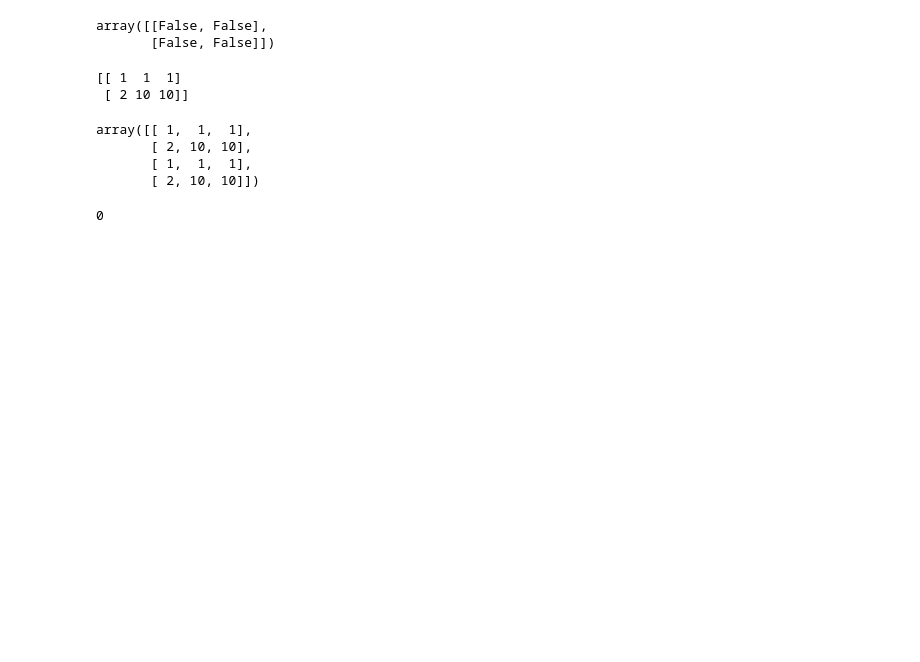
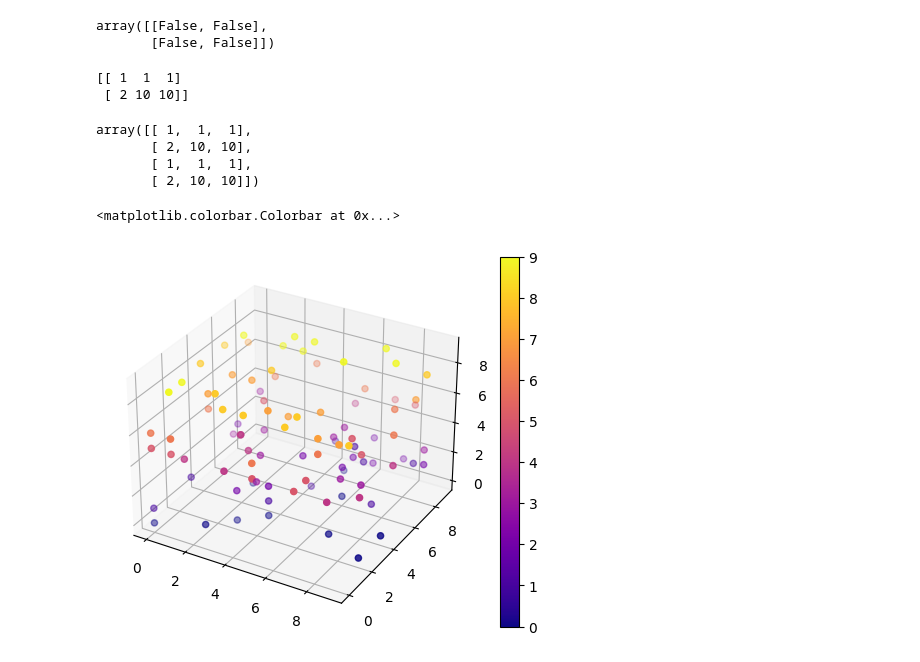
Before and after one commit to BaronLingestrom/Deposition_simulation, a Jupyter notebook: base.ipynb, the cells around one changed output. Saved outputs shown, nothing was run; the diff lists cells and outputs as text; code cells hidden in the pictures; blank space fills up the shorter version.

```diff
--- a/base.ipynb
+++ b/base.ipynb
@@ -330,7 +314,27 @@ array([[ 1,  1,  1],
        [ 2, 10, 10],
        [ 1,  1,  1],
        [ 2, 10, 10]])
-# %%
-max([],default=0)
-# %% [output]
-0
+# %%
+from matplotlib import pyplot as plt
+from celluloid import Camera
+import random
+
+fig = plt.figure()
+ax = fig.add_subplot(projection='3d')
+
+x_vals = list(range(0, 10))
+y_vals = list(range(0, 10))
+z_vals = list(range(0, 10))
+
+camera = Camera(fig)
+for i in range(10):
+    random.shuffle(x_vals)
+    random.shuffle(y_vals)
+    random.shuffle(z_vals)
+
+    scat = ax.scatter(x_vals, y_vals, z_vals, c=z_vals, cmap='plasma')
+
+fig.colorbar(scat)
+# %% [output]
+<matplotlib.colorbar.Colorbar at 0x...>
+[figure, added]
```
Also changed, not shown: parts of 3 cells of this notebook, 2 other files.
